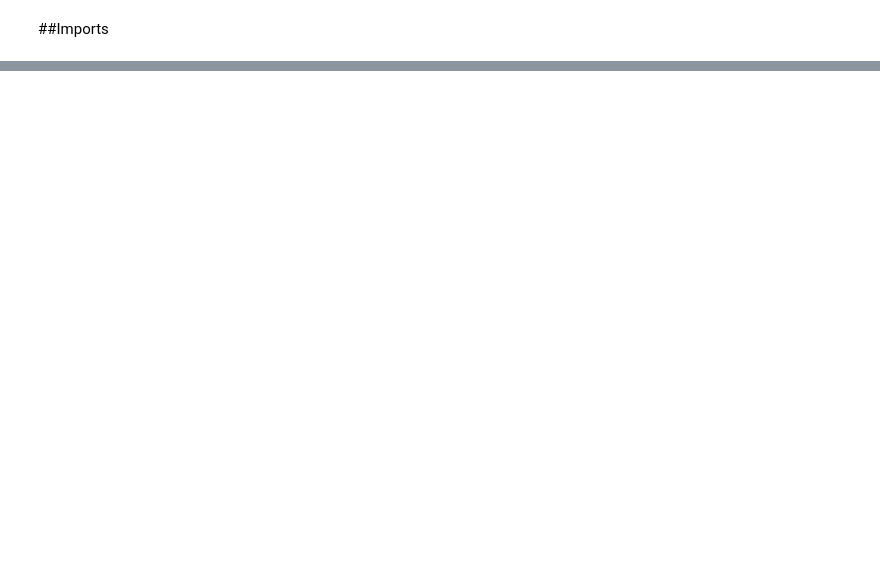
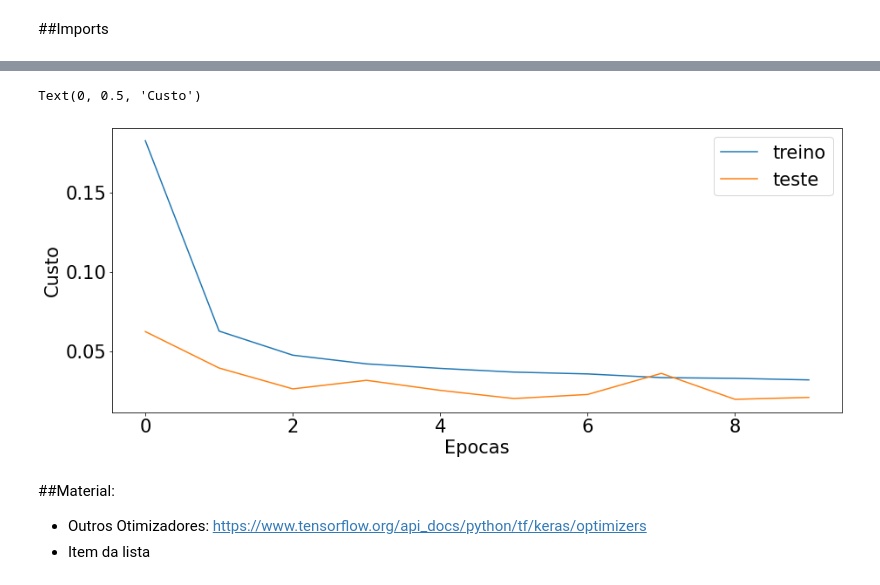
Before and after one commit to Maysk/data_science_alura, a Jupyter notebook: deep_learning_previsao_keras/previsao_notebook.ipynb, the cells around one changed output, grey strips where cells are left out. Drawn from its saved outputs; the diff is of its cells as text; code cells hidden in the pictures; blank space fills up the shorter version.

```diff
--- a/deep_learning_previsao_keras/previsao_notebook.ipynb
+++ b/deep_learning_previsao_keras/previsao_notebook.ipynb
@@ -222,2 +77,2 @@ regressor3.compile(loss='mean_squared_error', optimizer='adam')
 # %%
-regressor3.fit(xtreino_novo, ytreino_novo, epochs=100)
+resultado=recorrente.fit(xtreino_novo, ytreino_novo, validation_data=(xteste_novo, yteste_novo), epochs=10)
@@ -292,0 +140,15 @@ sns.lineplot(x='tempo', y=resultado_teste.values, data=passageiros_raw[133:], la
+# %%
+plt.plot(resultado.history['loss'])
+plt.plot(resultado.history['val_loss'])
+plt.legend(['treino', 'teste'])
+plt.xlabel('Epocas')
+plt.ylabel('Custo')
+# %% [output]
+Text(0, 0.5, 'Custo')
+[figure, added]
+# %% [markdown]
+##Material:
+
+
+*   Outros Otimizadores: https://www.tensorflow.org/api_docs/python/tf/keras/optimizers
+*   Item da lista
```
Also changed, not shown: parts of 54 cells of this notebook.
